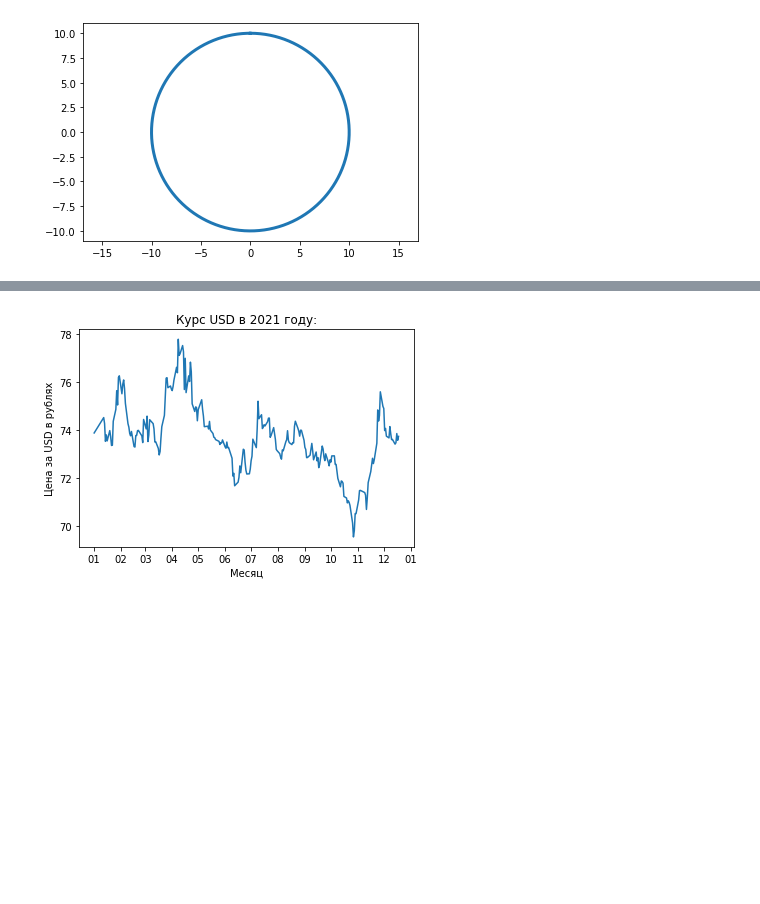
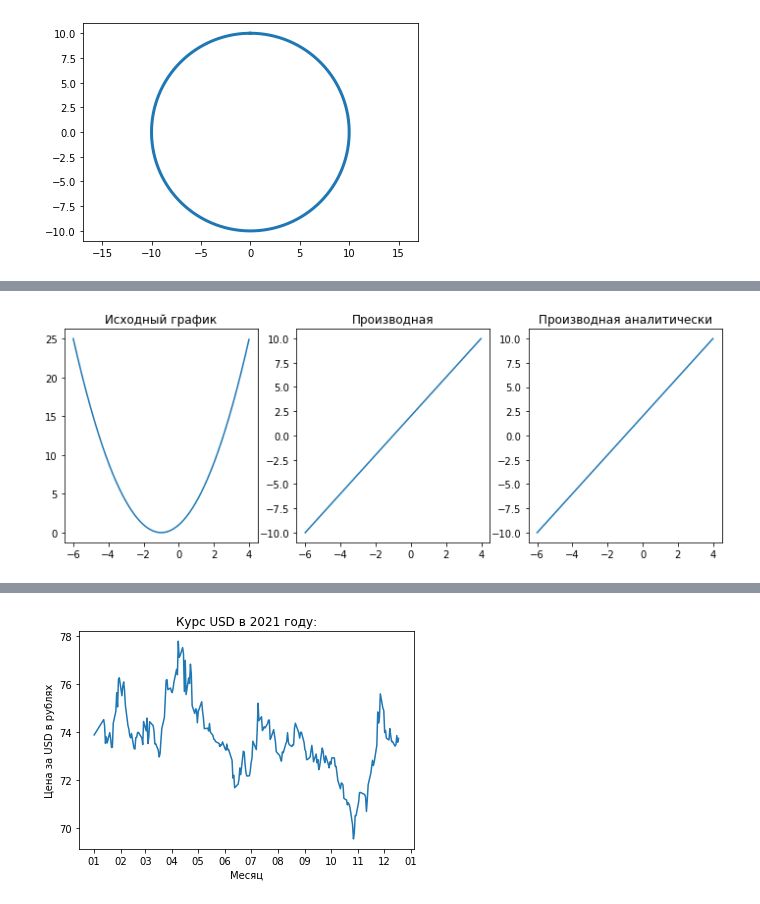
Before and after one commit to novikovMLtest/Lab1ML, a Jupyter notebook: Lab1.ipynb, the cells around one changed output, grey strips where cells are left out. Saved outputs shown, nothing was run; the diff lists cells and outputs as text; code cells hidden in the pictures; blank space fills up the shorter version.

```diff
--- a/Lab1.ipynb
+++ b/Lab1.ipynb
@@ -192 +150,37 @@ plt.show()
+# %%
+#задание 2.5
+
+a=-6
+b=4
+
+x = np.arange(a, b, 0.01)
+
+def func_x(x):
+    return x**2+2*x+1
+
+def analytic_derr(x):
+    return 2*x + 2
+
+y = func_x(x)
+derr_y_analytic = analytic_derr(x)
+
+dx = x[1:] - x[:-1]
+dy = y[1:] - y[:-1]
+
+der_x = (x[1:] + x[:-1])/2
+der_func = np.divide(dy, dx)
+
+
+fig, ax = plt.subplots(1, 3, figsize=(12,4))
+
+ax[0].plot(x, y)
+ax[0].set_title('Исходный график')
+ax[1].plot(der_x, der_func)
+ax[1].set_title('Производная')
+ax[2].plot(x, derr_y_analytic)
+ax[2].set_title('Производная аналитически')
+
+plt.show()
+# %% [output]
+[figure, added]
 # %%
```
Also changed, not shown: parts of 14 cells of this notebook.
